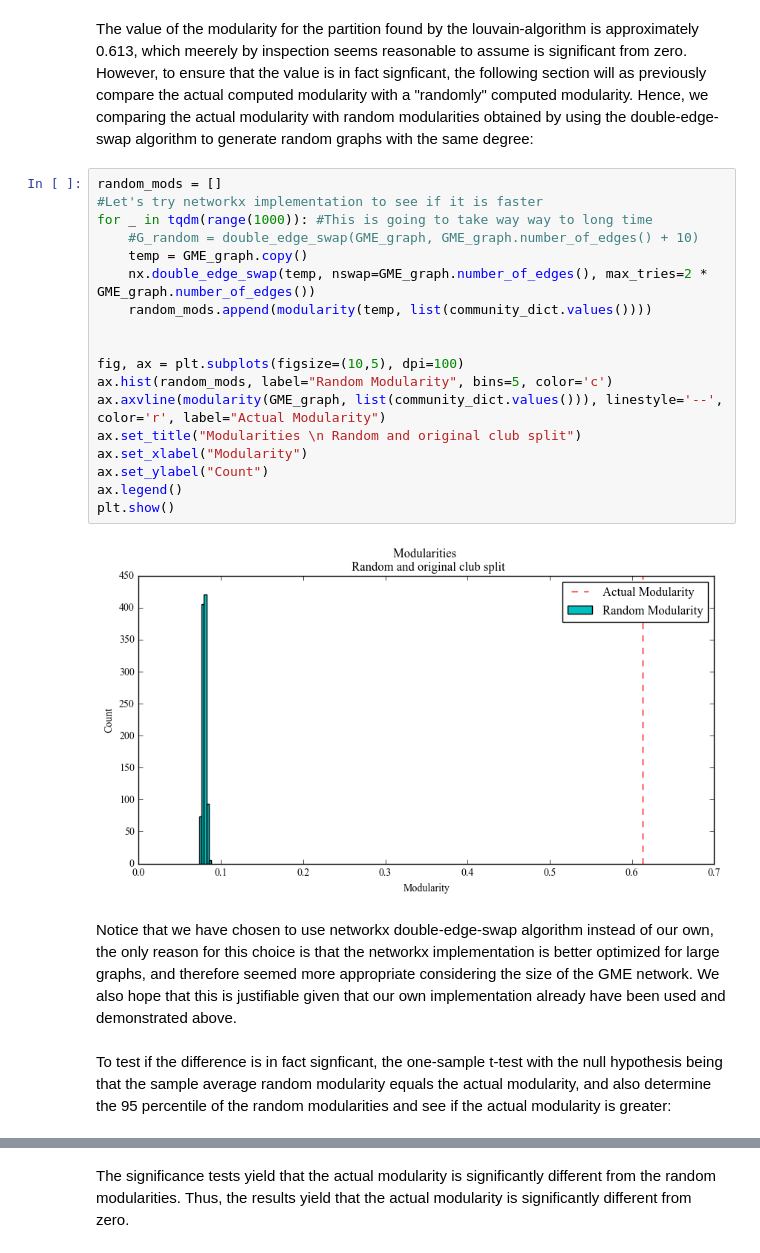
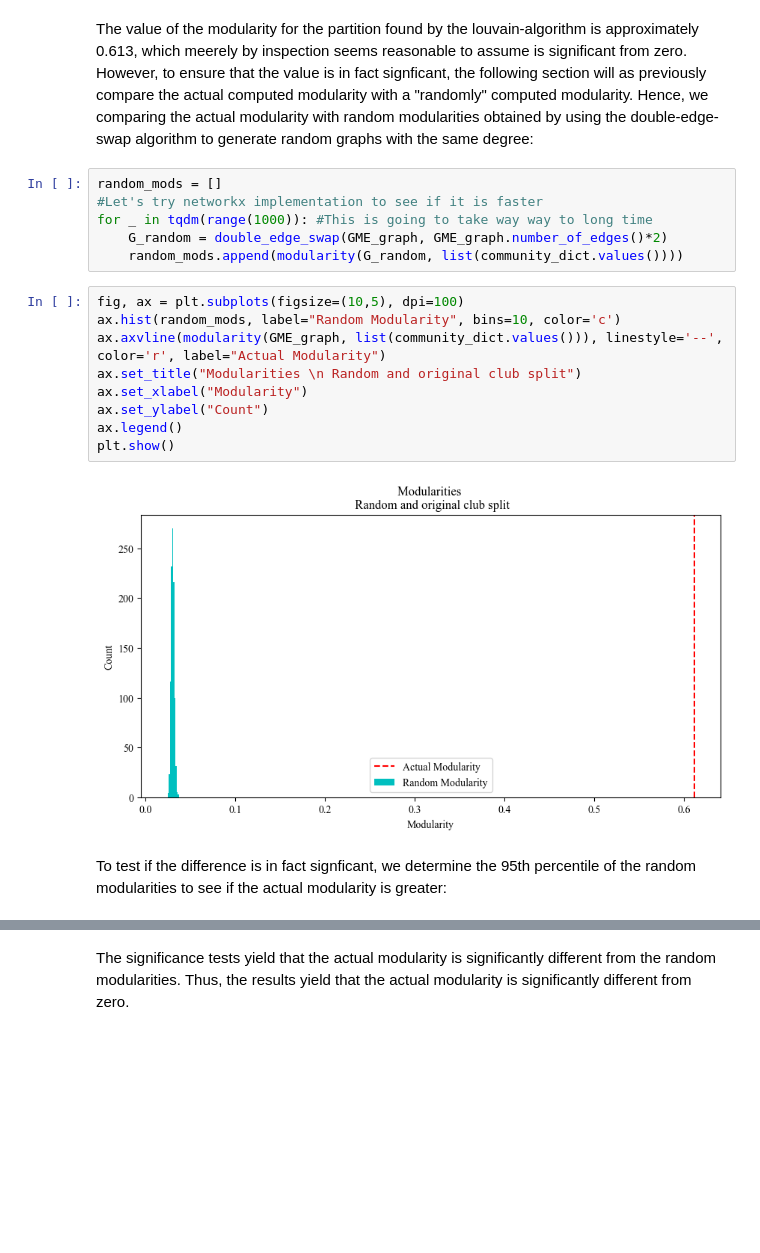
Before and after one commit to DanielHolmelund/Computational-Social-Science-02467, a Jupyter notebook: Assignment 2.ipynb, the cells around one changed output, grey strips where cells are left out. Saved outputs shown, nothing was run; the diff lists cells and outputs as text; blank space fills up the shorter version.

```diff
--- a/Assignment 2.ipynb
+++ b/Assignment 2.ipynb
@@ -775,24 +797,19 @@ The value of the modularity for the partition found by the louvain-algorithm is
 random_mods = []
 #Let's try networkx implementation to see if it is faster
 for _ in tqdm(range(1000)): #This is going to take way way to long time
-    #G_random = double_edge_swap(GME_graph, GME_graph.number_of_edges() + 10)
-    temp = GME_graph.copy()
-    nx.double_edge_swap(temp, nswap=GME_graph.number_of_edges(), max_tries=2 * GME_graph.number_of_edges())
-    random_mods.append(modularity(temp, list(community_dict.values())))
-
-
-fig, ax = plt.subplots(figsize=(10,5), dpi=100)
-ax.hist(random_mods, label="Random Modularity", bins=5, color='c')
-ax.axvline(modularity(GME_graph, list(community_dict.values())), linestyle='--', color='r', label="Actual Modularity")
-ax.set_title("Modularities \n Random and original club split")
-ax.set_xlabel("Modularity")
-ax.set_ylabel("Count")
-ax.legend()
-plt.show()
+    G_random = double_edge_swap(GME_graph, GME_graph.number_of_edges()*2)
+    random_mods.append(modularity(G_random, list(community_dict.values())))
-# %% [output]
-[figure, removed]
-# %% [markdown]
-Notice that we have chosen to use networkx double-edge-swap algorithm instead of our own, the only reason for this choice is that the networkx implementation is better optimized for large graphs, and therefore seemed more appropriate considering the size of the GME network. We also hope that this is justifiable given that our own implementation already have been used and demonstrated above.
+# %%
+fig, ax = plt.subplots(figsize=(10,5), dpi=100)
+ax.hist(random_mods, label="Random Modularity", bins=10, color='c')
+ax.axvline(modularity(GME_graph, list(community_dict.values())), linestyle='--', color='r', label="Actual Modularity")
+ax.set_title("Modularities \n Random and original club split")
+ax.set_xlabel("Modularity")
+ax.set_ylabel("Count")
+ax.legend()
+plt.show()
+# %% [output]
+[figure, added]
 # %% [markdown]
-To test if the difference is in fact signficant, the one-sample t-test with the null hypothesis being that the sample average random modularity equals the actual modularity, and also determine the 95 percentile of the random modularities and see if the actual modularity is greater:
+To test if the difference is in fact signficant, we determine the 95th percentile of the random modularities to see if the actual modularity is greater:
 # %%
```
Also changed, not shown: parts of 31 cells of this notebook.
